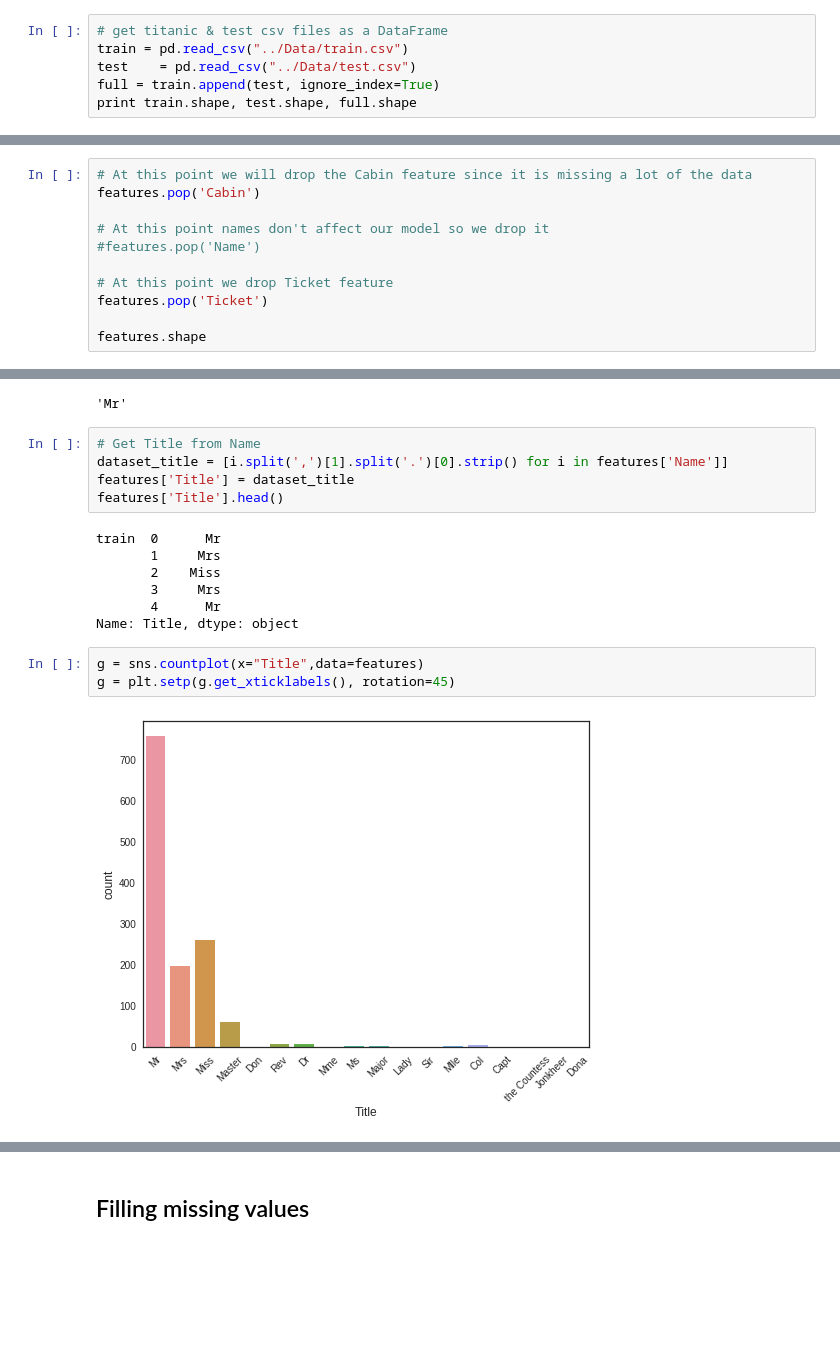
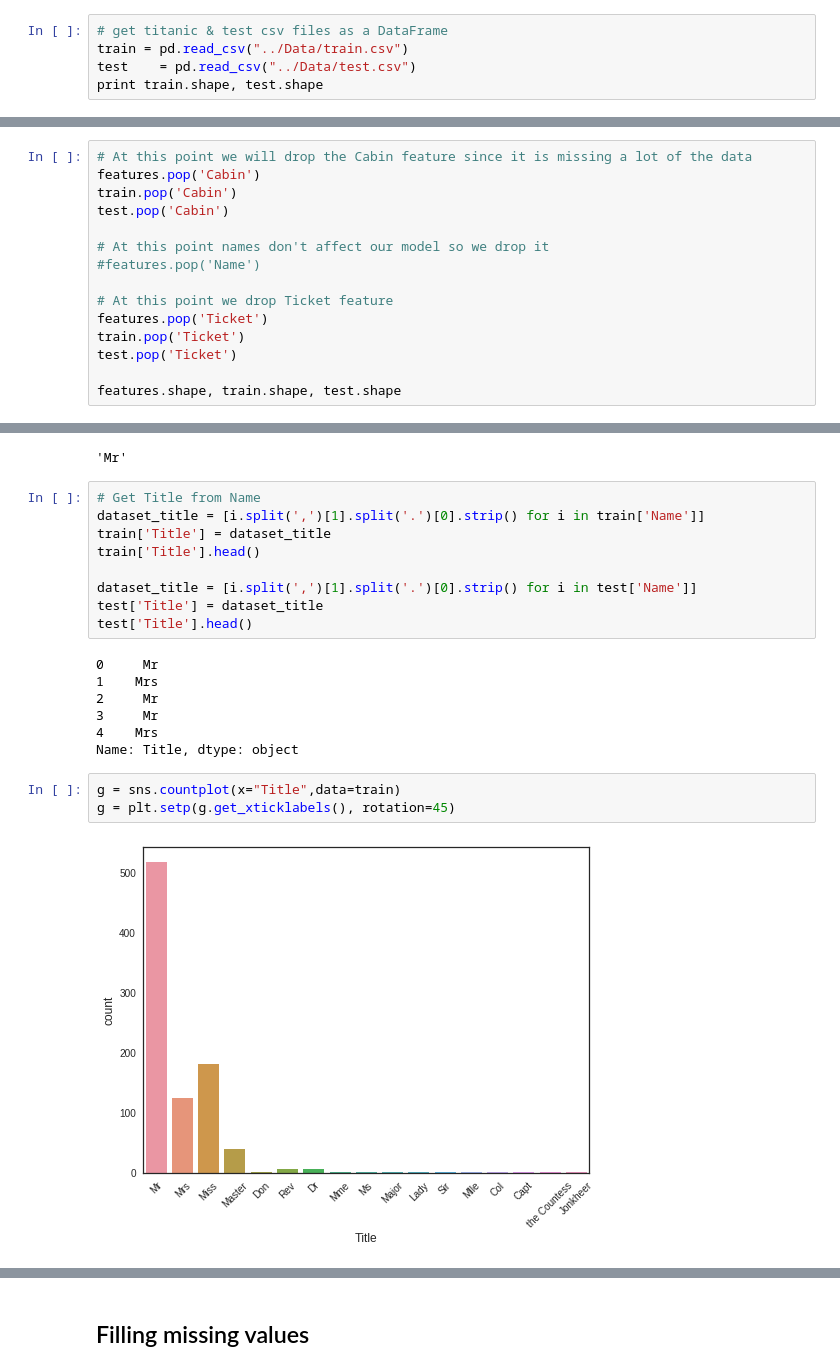
Before and after one commit to maviator/kaggle_titanic, a Jupyter notebook: Scripts/Titanic Classification Challenge.ipynb, the cells around one changed output, grey strips where cells are left out. Saved outputs shown, nothing was run; the diff lists cells and outputs as text; blank space fills up the shorter version.

```diff
--- a/Scripts/Titanic Classification Challenge.ipynb
+++ b/Scripts/Titanic Classification Challenge.ipynb
@@ -48,6 +51,5 @@ pylab.rcParams[ 'figure.figsize' ] = 8 , 6
 # get titanic & test csv files as a DataFrame
 train = pd.read_csv("../Data/train.csv")
 test    = pd.read_csv("../Data/test.csv")
-full = train.append(test, ignore_index=True)
-print train.shape, test.shape, full.shape
+print train.shape, test.shape
 # %% [output]
@@ -101,12 +103,16 @@ features.shape
 # %%
 # At this point we will drop the Cabin feature since it is missing a lot of the data
 features.pop('Cabin')
+train.pop('Cabin')
+test.pop('Cabin')
 
 # At this point names don't affect our model so we drop it
 #features.pop('Name')
 
 # At this point we drop Ticket feature
 features.pop('Ticket')
+train.pop('Ticket')
+test.pop('Ticket')
 
-features.shape
+features.shape, train.shape, test.shape
 # %% [output]
@@ -147,20 +153,24 @@ i.split(',')[1].split('.')[0].strip()
 'Mr'
 # %%
 # Get Title from Name
-dataset_title = [i.split(',')[1].split('.')[0].strip() for i in features['Name']]
-features['Title'] = dataset_title
-features['Title'].head()
+dataset_title = [i.split(',')[1].split('.')[0].strip() for i in train['Name']]
+train['Title'] = dataset_title
+train['Title'].head()
+
+dataset_title = [i.split(',')[1].split('.')[0].strip() for i in test['Name']]
+test['Title'] = dataset_title
+test['Title'].head()
 # %% [output]
-train  0      Mr
-       1     Mrs
-       2    Miss
-       3     Mrs
-       4      Mr
+0     Mr
+1    Mrs
+2     Mr
+3     Mr
+4    Mrs
 Name: Title, dtype: object
 # %%
-g = sns.countplot(x="Title",data=features)
+g = sns.countplot(x="Title",data=train)
 g = plt.setp(g.get_xticklabels(), rotation=45)
 # %% [output]
-[figure, old version]
+[figure, new version]
 # %%
 # Convert to categorical values Title
```
Also changed, not shown: parts of 54 cells of this notebook.
